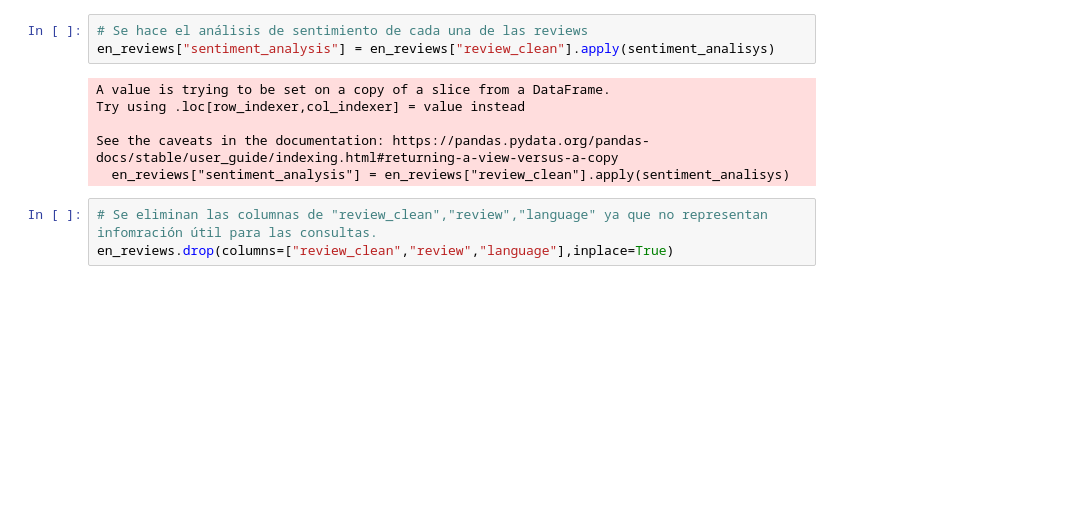
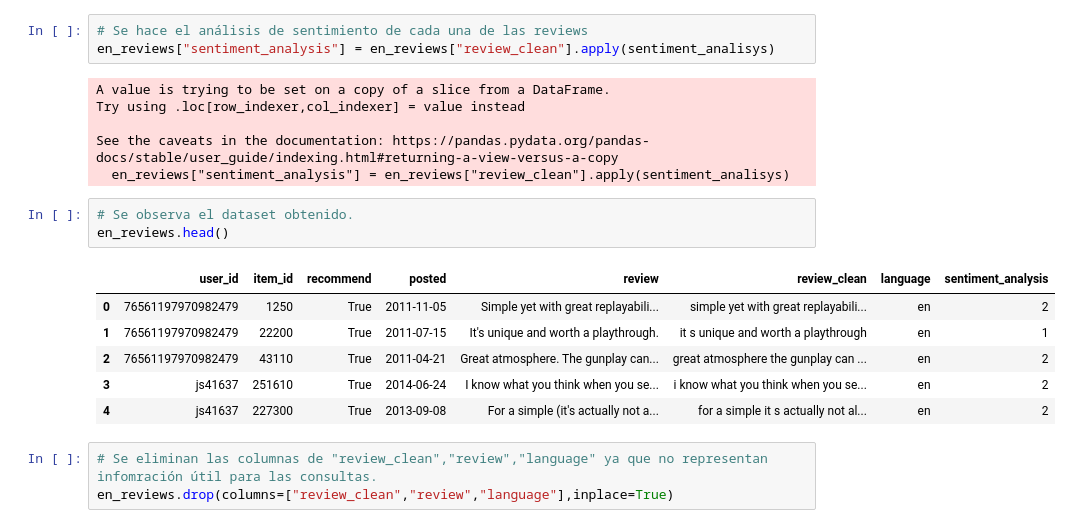
Before and after one commit to DaAnMaGi/Proyecto_Marzo, a Jupyter notebook: Parte 1/apertura.ipynb, the cells around one changed output. Saved outputs shown, nothing was run; the diff lists cells and outputs as text; blank space fills up the shorter version.

```diff
--- a/Parte 1/apertura.ipynb
+++ b/Parte 1/apertura.ipynb
@@ -410,6 +645,16 @@ Try using .loc[row_indexer,col_indexer] = value instead
 
 See the caveats in the documentation: https://pandas.pydata.org/pandas-docs/stable/user_guide/indexing.html#returning-a-view-versus-a-copy
   en_reviews["sentiment_analysis"] = en_reviews["review_clean"].apply(sentiment_analisys)
+# %%
+# Se observa el dataset obtenido.
+en_reviews.head()
+# %% [output]
+|  | user_id | item_id | recommend | posted | review | review_clean | language | sentiment_analysis |
+| 0 | 76561197970982479 | 1250 | True | 2011-11-05 | Simple yet with great replayabili... | simple yet with great replayabili... | en | 2 |
+| 1 | 76561197970982479 | 22200 | True | 2011-07-15 | It's unique and worth a playthrough. | it s unique and worth a playthrough | en | 1 |
+| 2 | 76561197970982479 | 43110 | True | 2011-04-21 | Great atmosphere. The gunplay can... | great atmosphere the gunplay can ... | en | 2 |
+| 3 | js41637 | 251610 | True | 2014-06-24 | I know what you think when you se... | i know what you think when you se... | en | 2 |
+| 4 | js41637 | 227300 | True | 2013-09-08 | For a simple (it's actually not a... | for a simple it s actually not al... | en | 2 |
 # %%
 # Se eliminan las columnas de "review_clean","review","language" ya que no representan infomración útil para las consultas.
 en_reviews.drop(columns=["review_clean","review","language"],inplace=True)
```
Also changed, not shown: parts of 53 cells of this notebook.
